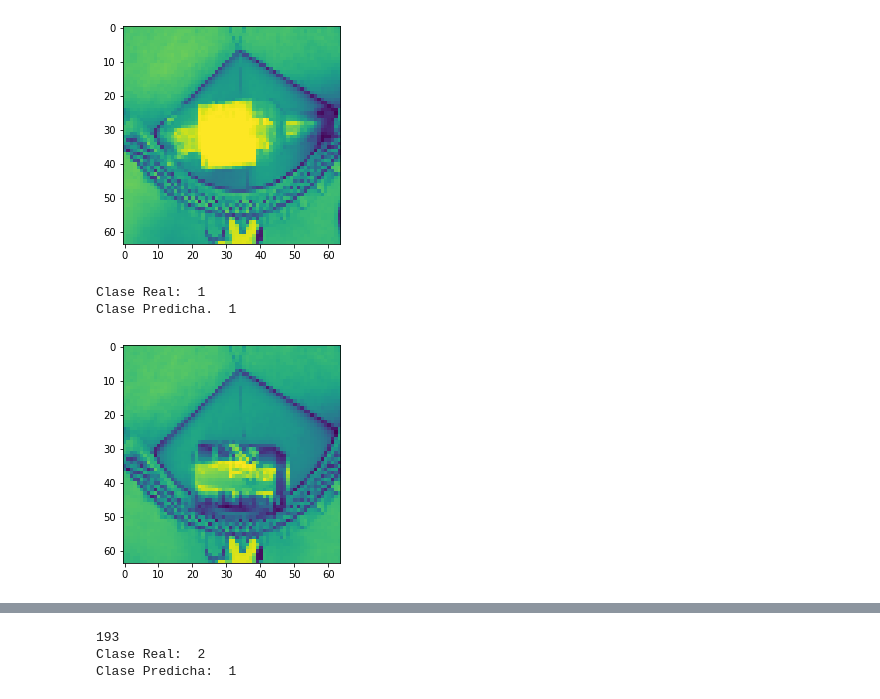
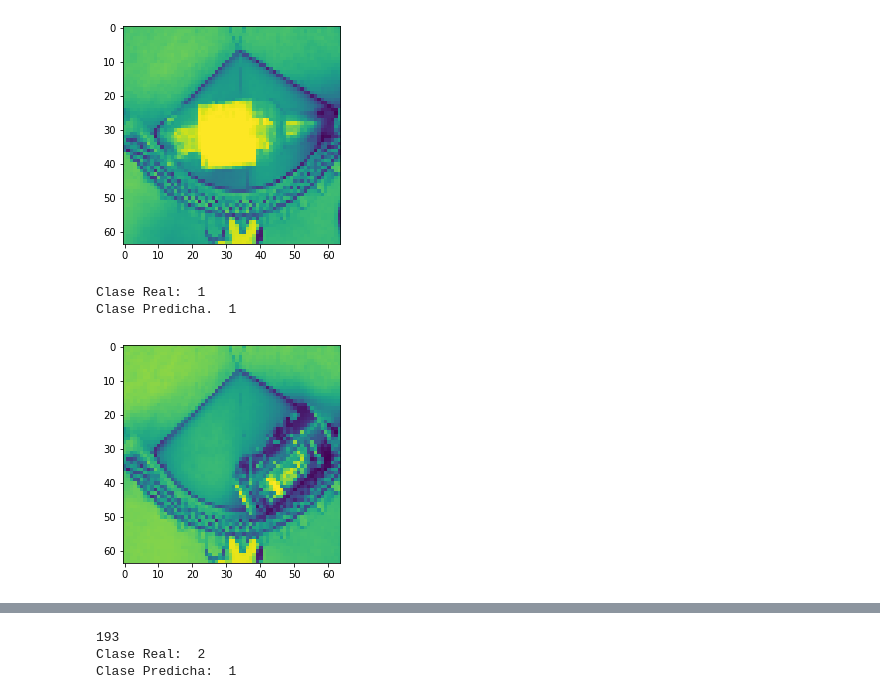
Before and after one commit to CubelliJ/BP_ClasificadorResiduos, a Jupyter notebook: Model4.ipynb, the cells around one changed output, grey strips where cells are left out. Cells and saved outputs as stored; diff of their text form; code cells hidden in the pictures.

```diff
--- a/Model4.ipynb
+++ b/Model4.ipynb
@@ -249,8 +249,8 @@ Clase Real:  0
 Clase Predicha.  0
 [figure]
 # %%
-show_img_results(model, X_test, y_test, 194)
+show_img_results(model, X_test, y_test, 185)
 # %% [output]
 Clase Real:  1
 Clase Predicha.  1
-[figure, old version]
+[figure, new version]
```
Also changed, not shown: parts of 1 cell of this notebook.
